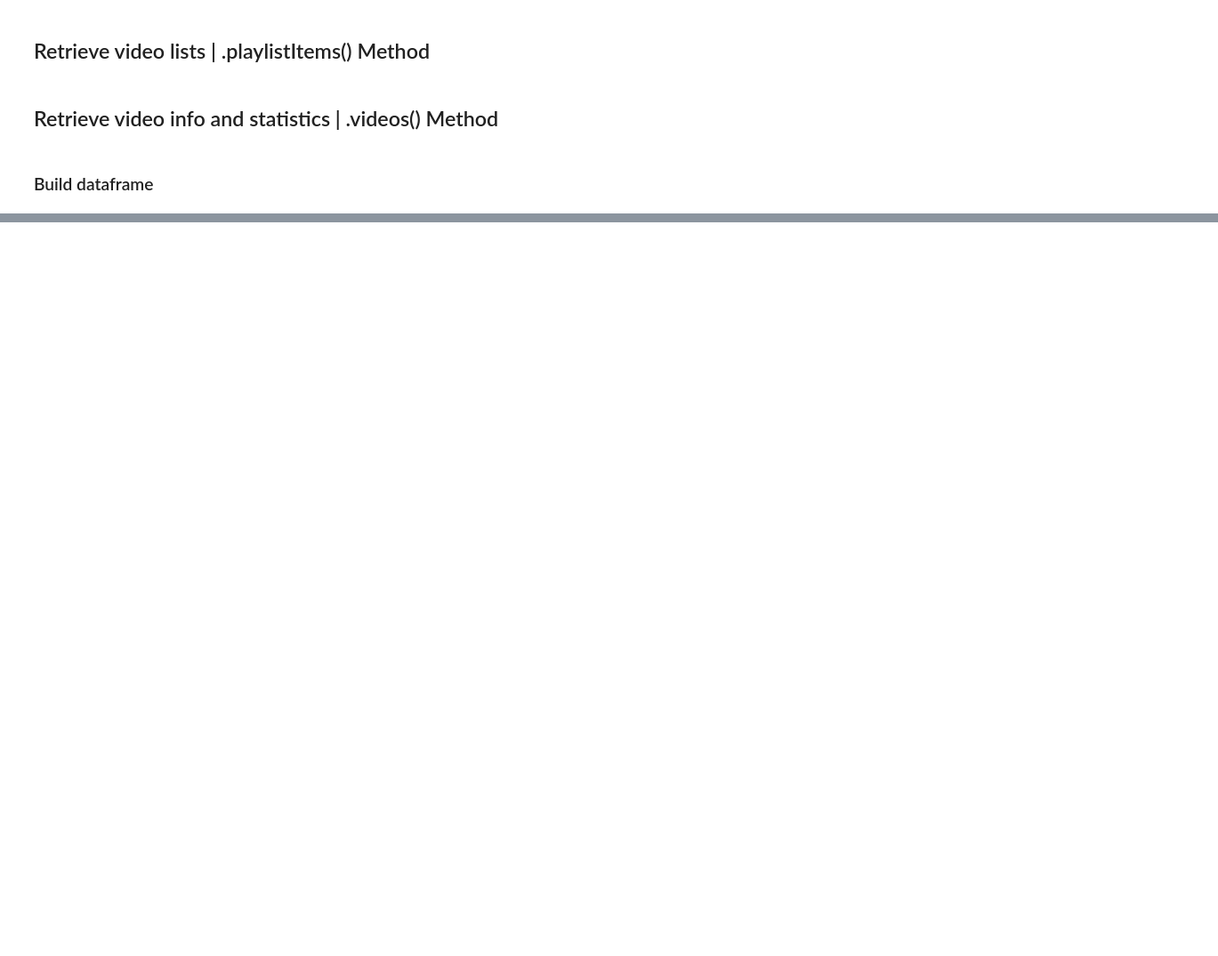
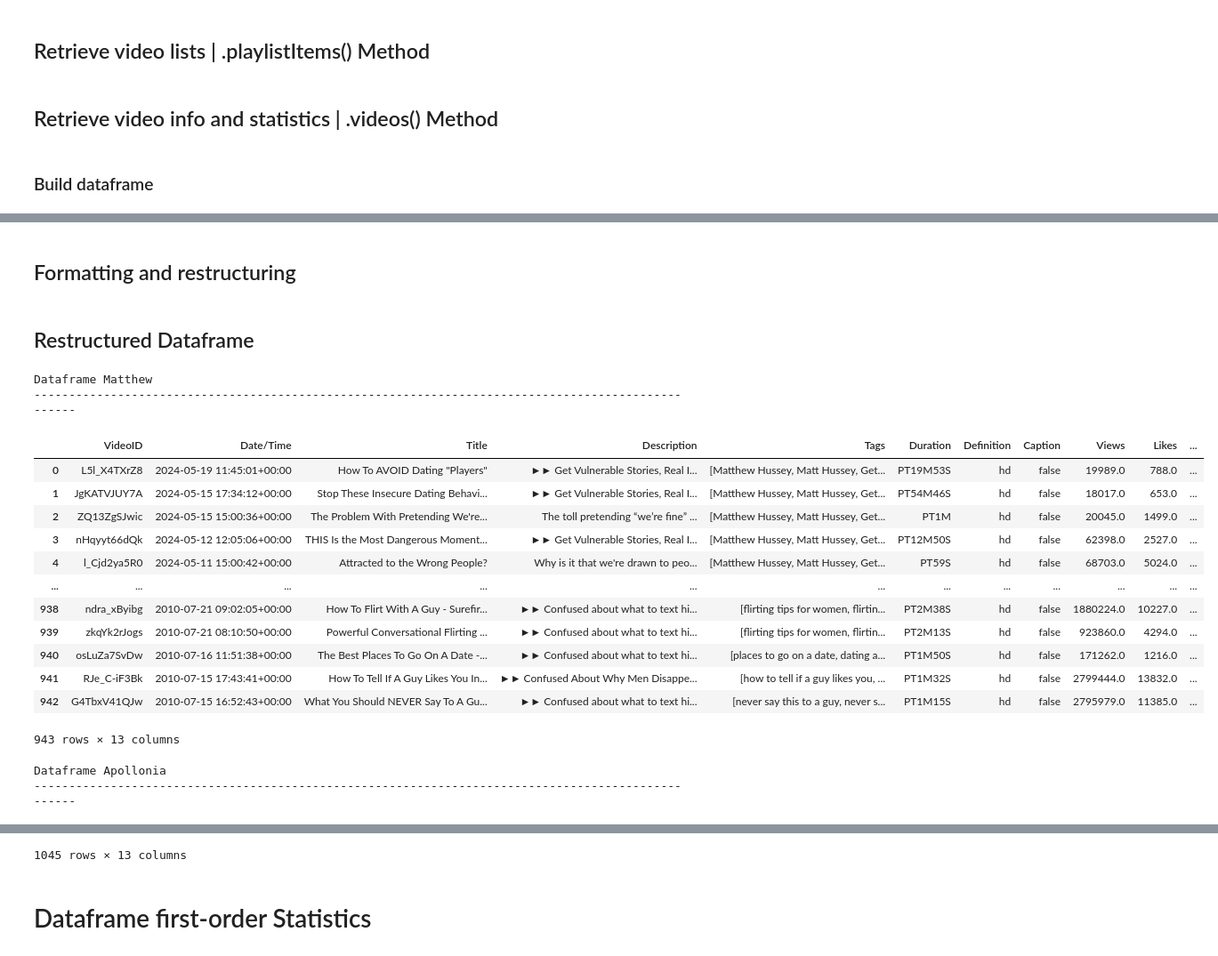
Before and after one commit to vsalto/Ironhack-Module3-project, a Jupyter notebook: notebooks/youtube_content_analysis.ipynb, the cells around one changed output, grey strips where cells are left out. Shown: that part at 89% size. Saved outputs shown, nothing was run; the diff lists cells and outputs as text; code cells hidden in the pictures; blank space fills up the shorter version.

Commit message:
Updated notebook Format and Structure

```diff
--- a/notebooks/youtube_content_analysis.ipynb
+++ b/notebooks/youtube_content_analysis.ipynb
@@ -100,7 +104,7 @@ def get_video_details(youtube, VideoList):
                 'Caption': item['contentDetails']['caption'],
                 'Views': item['statistics'].get('viewCount', None),  # Handle missing statistics
                 'Likes': item['statistics'].get('likeCount', None),
-                'Favorite': item['statistics'].get('favoriteCount', None)
+                #'Favorite': item['statistics'].get('favoriteCount', None)
             }
             data.append(info)
 
@@ -220,0 +275,5 @@ display(video_apo)
+# %%
+mat_df = video_mat.copy()
+apo_df = video_apo.copy()
+# %% [markdown]
+## Formatting and restructuring
@@ -220,0 +285,4 @@ display(video_apo)
+# %%
+#convert Duration to total minutes
+mat_df['TotalDuration'] = mat_df['Duration'].apply(iso8601_to_minutes)
+apo_df['TotalDuration'] = apo_df['Duration'].apply(iso8601_to_minutes)
@@ -220,0 +294,31 @@ display(video_apo)
+# %% [markdown]
+## Restructured Dataframe
+# %%
+print()
+print()
+print('Dataframe Matthew')
+print('---------------------------------------------------------------------------------------------------')
+display(mat_df)
+print()
+print()
+print('Dataframe Apollonia')
+print('---------------------------------------------------------------------------------------------------')
+display(apo_df)
+# %% [output]
+Dataframe Matthew
+---------------------------------------------------------------------------------------------------
+|  | VideoID | Date/Time | Title | Description | Tags | Duration | Definition | Caption | Views | Likes | ... |
+| 0 | L5l_X4TXrZ8 | 2024-05-19 11:45:01+00:00 | How To AVOID Dating "Players" | ►► Get Vulnerable Stories, Real I... | [Matthew Hussey, Matt Hussey, Get... | PT19M53S | hd | false | 19989.0 | 788.0 | ... |
+| 1 | JgKATVJUY7A | 2024-05-15 17:34:12+00:00 | Stop These Insecure Dating Behavi... | ►► Get Vulnerable Stories, Real I... | [Matthew Hussey, Matt Hussey, Get... | PT54M46S | hd | false | 18017.0 | 653.0 | ... |
+| 2 | ZQ13ZgSJwic | 2024-05-15 15:00:36+00:00 | The Problem With Pretending We're... | The toll pretending “we’re fine” ... | [Matthew Hussey, Matt Hussey, Get... | PT1M | hd | false | 20045.0 | 1499.0 | ... |
+| 3 | nHqyyt66dQk | 2024-05-12 12:05:06+00:00 | THIS Is the Most Dangerous Moment... | ►► Get Vulnerable Stories, Real I... | [Matthew Hussey, Matt Hussey, Get... | PT12M50S | hd | false | 62398.0 | 2527.0 | ... |
+| 4 | l_Cjd2ya5R0 | 2024-05-11 15:00:42+00:00 | Attracted to the Wrong People? | Why is it that we're drawn to peo... | [Matthew Hussey, Matt Hussey, Get... | PT59S | hd | false | 68703.0 | 5024.0 | ... |
+| ... | ... | ... | ... | ... | ... | ... | ... | ... | ... | ... | ... |
+| 938 | ndra_xByibg | 2010-07-21 09:02:05+00:00 | How To Flirt With A Guy - Surefir... | ►► Confused about what to text hi... | [flirting tips for women, flirtin... | PT2M38S | hd | false | 1880224.0 | 10227.0 | ... |
+| 939 | zkqYk2rJogs | 2010-07-21 08:10:50+00:00 | Powerful Conversational Flirting ... | ►► Confused about what to text hi... | [flirting tips for women, flirtin... | PT2M13S | hd | false | 923860.0 | 4294.0 | ... |
+| 940 | osLuZa7SvDw | 2010-07-16 11:51:38+00:00 | The Best Places To Go On A Date -... | ►► Confused about what to text hi... | [places to go on a date, dating a... | PT1M50S | hd | false | 171262.0 | 1216.0 | ... |
+| 941 | RJe_C-iF3Bk | 2010-07-15 17:43:41+00:00 | How To Tell If A Guy Likes You In... | ►► Confused About Why Men Disappe... | [how to tell if a guy likes you, ... | PT1M32S | hd | false | 2799444.0 | 13832.0 | ... |
+| 942 | G4TbxV41QJw | 2010-07-15 16:52:43+00:00 | What You Should NEVER Say To A Gu... | ►► Confused about what to text hi... | [never say this to a guy, never s... | PT1M15S | hd | false | 2795979.0 | 11385.0 | ... |
+943 rows × 13 columns
+Dataframe Apollonia
+---------------------------------------------------------------------------------------------------
@@ -220,0 +337,3 @@ display(video_apo)
+1045 rows × 13 columns
+# %% [markdown]
+# Dataframe first-order Statistics
```
Also changed, not shown: parts of 22 cells of this notebook.
